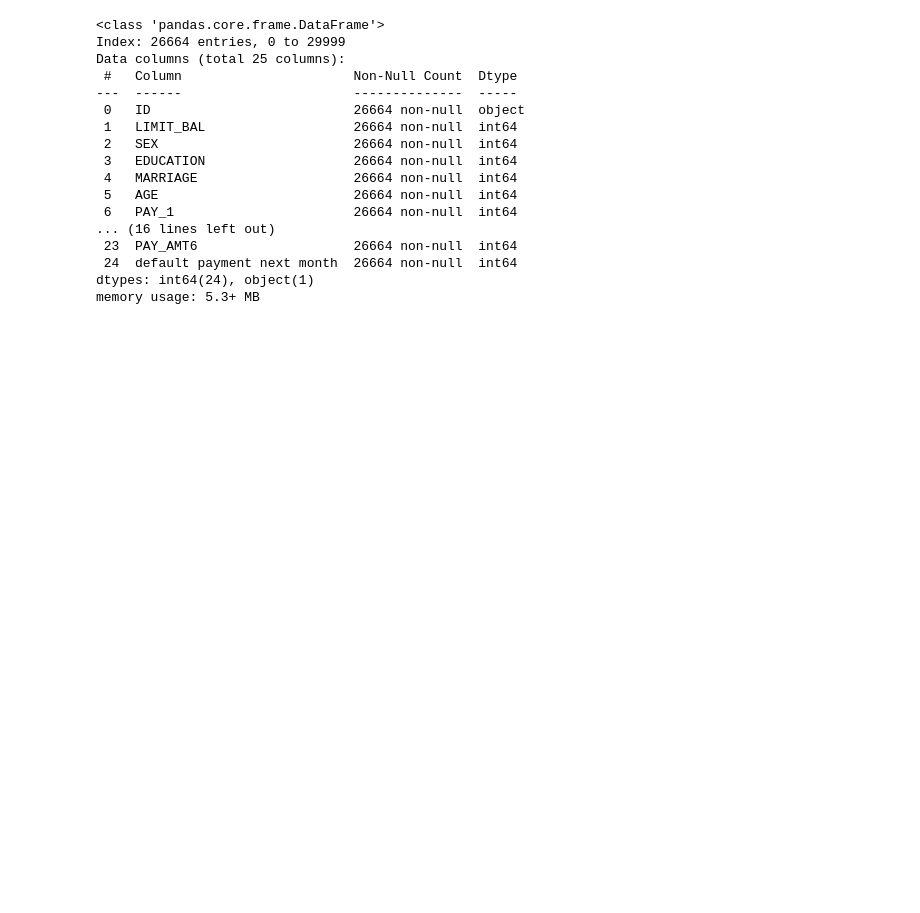
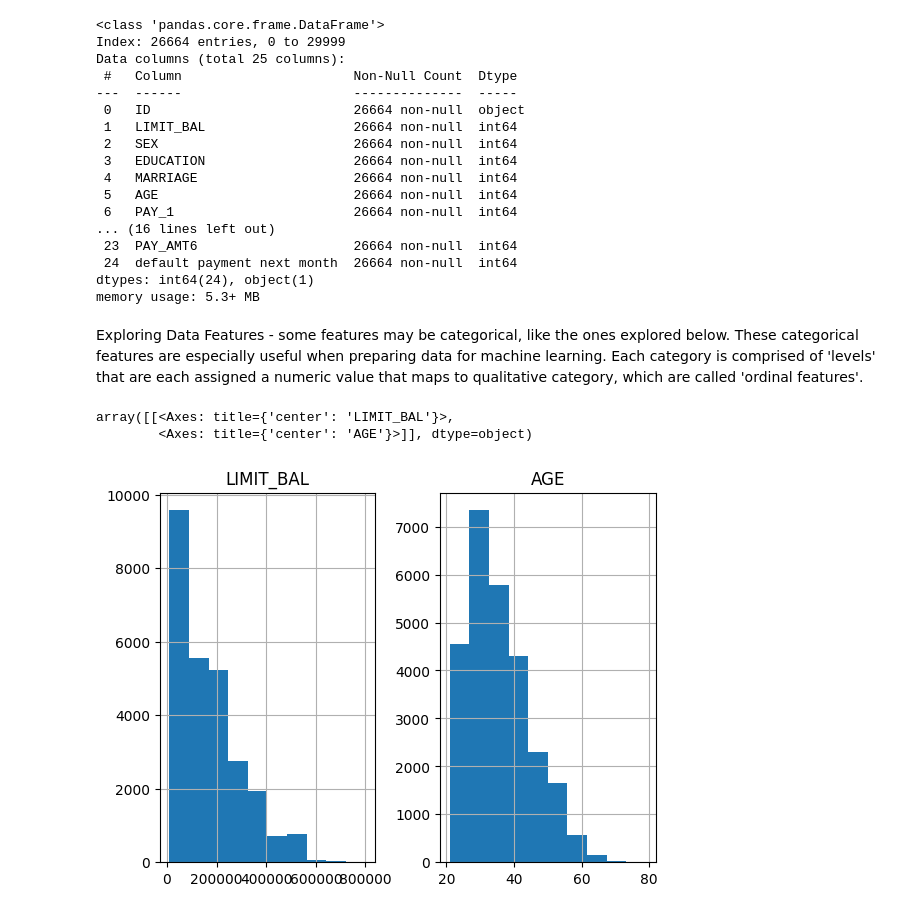
Before and after one commit to AndresDFlores/data_science, a Jupyter notebook: data_exploration.ipynb, the cells around one changed output. Cells and saved outputs as stored; diff of their text form; code cells hidden in the pictures; blank space fills up the shorter version.

```diff
--- a/data_exploration.ipynb
+++ b/data_exploration.ipynb
@@ -301,3 +301,21 @@ Data columns (total 25 columns):
  24  default payment next month  26664 non-null  int64
 dtypes: int64(24), object(1)
 memory usage: 5.3+ MB
+# %% [markdown]
+Exploring Data Features - some features may be categorical, like the ones explored below.  These categorical features are especially useful when preparing data for machine learning.  Each category is comprised of 'levels' that are each assigned a numeric value that maps to qualitative category, which are called 'ordinal features'.
+# %%
+import matplotlib as mpl
+import matplotlib.pyplot as plt
+
+# automatically render plotting
+%matplotlib inline
+
+# high resolution figures
+mpl.rcParams['figure.dpi']=100  # dpi
+# %%
+#  .hist() - quick and approximate histogram view of all the data
+df_clean_1[['LIMIT_BAL', 'AGE']].hist()
+# %% [output]
+array([[<Axes: title={'center': 'LIMIT_BAL'}>,
+        <Axes: title={'center': 'AGE'}>]], dtype=object)
+[figure, added]
```
Also changed, not shown: parts of 13 cells of this notebook.
